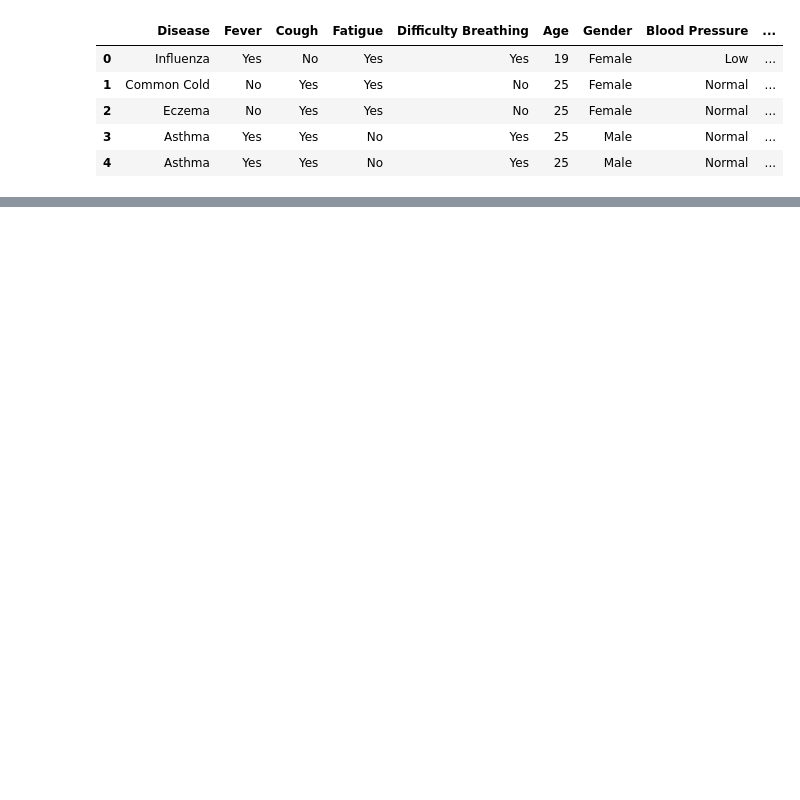
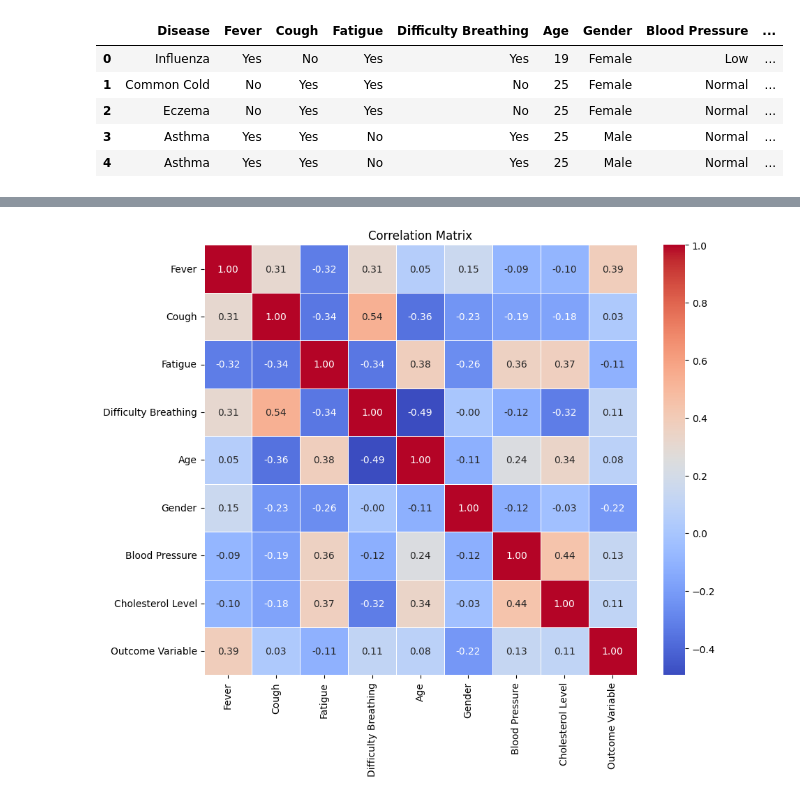
Before and after one commit to axelguimaraes/Medical-Diagnosis-Machine-Learning, a Jupyter notebook: Notebook.ipynb, the cells around one changed output, grey strips where cells are left out. Cells and saved outputs as stored; diff of their text form; code cells hidden in the pictures; blank space fills up the shorter version.

```diff
--- a/Notebook.ipynb
+++ b/Notebook.ipynb
@@ -18,6 +21,7 @@ df.head()
 
 from sklearn.model_selection import train_test_split
 
+# Transform non numericals to numericals
 df['Fever'] = df['Fever'].map({'Yes': 1, 'No': 0})
 df['Cough'] = df['Cough'].map({'Yes': 1, 'No': 0})
 df['Fatigue'] = df['Fatigue'].map({'Yes': 1, 'No': 0})
@@ -27,14 +31,13 @@ df['Blood Pressure'] = df['Blood Pressure'].map({'Low': 0, 'Normal': 1, 'High':
 df['Cholesterol Level'] = df['Cholesterol Level'].map({'Low': 0, 'Normal': 1, 'High': 2})
 df['Outcome Variable'] = df['Outcome Variable'].map({'Positive': 1, 'Negative': 0})
 
-# Filter rows where Disease is 'Influenza'
-df = df[df['Disease'] == 'Influenza']
+# Filter rows where Disease is 'Asthma'
+df = df[df['Disease'] == 'Asthma']
 
-X = df.drop('Disease', axis=1)
+# Remove 'Disease' column
+df = df[['Fever', 'Cough', 'Fatigue', 'Difficulty Breathing', 'Age',
+         'Gender', 'Blood Pressure', 'Cholesterol Level', 'Outcome Variable']]
+
+# Define features (X) and target (y)
+X = df.drop('Outcome Variable', axis=1)
 y = df['Outcome Variable']
-
-# Dividir o dataset em treino e teste
-# Training set: 80% of the data
-# Testing set: 20% of the data
-X_train, X_test, y_train, y_test = train_test_split(
-    X, y, test_size=0.4, random_state=42)
@@ -167,0 +338,16 @@ Best cross-validation score: 0.8299999999999998
+# %%
+# Correlation matrix
+
+import seaborn as sns
+import matplotlib.pyplot as plt
+
+# Calculate correlation matrix
+corr = df.corr()
+
+# Plot correlation matrix as a heatmap
+plt.figure(figsize=(10, 8))
+sns.heatmap(corr, annot=True, cmap='coolwarm', fmt=".2f", linewidths=0.5)
+plt.title('Correlation Matrix')
+plt.show()
+# %% [output]
+[figure, added]
```
Also changed, not shown: parts of 17 cells of this notebook, 1 other file.
